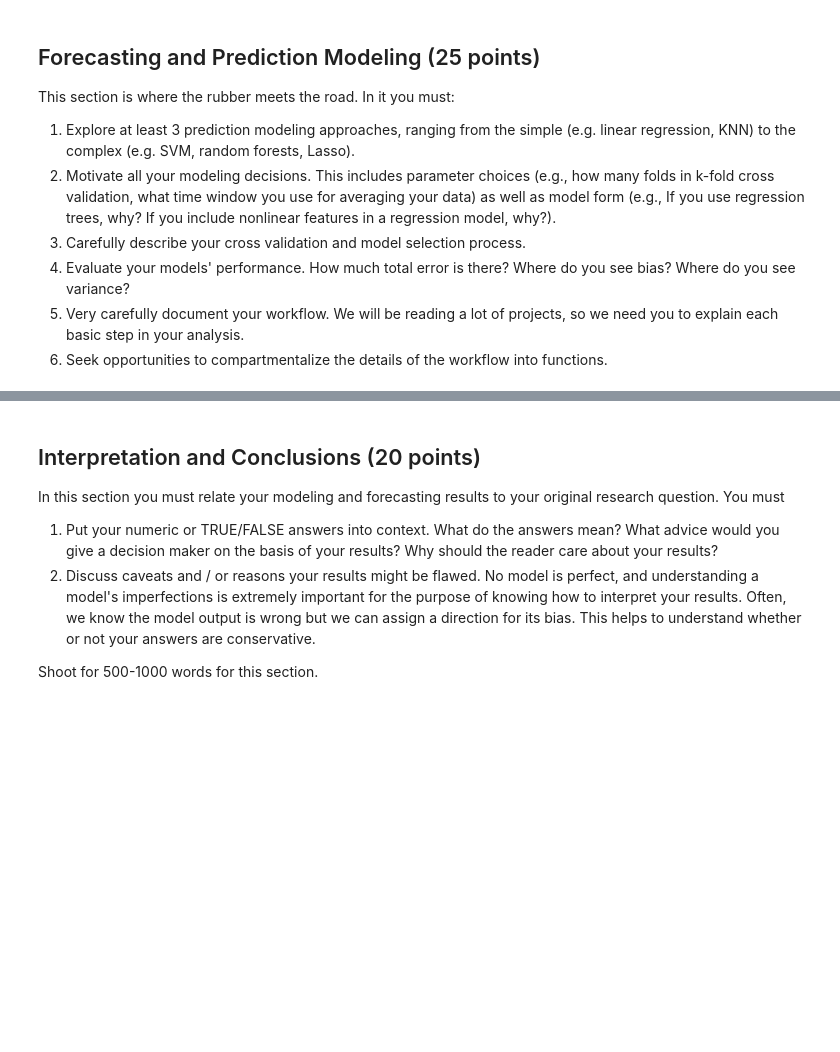
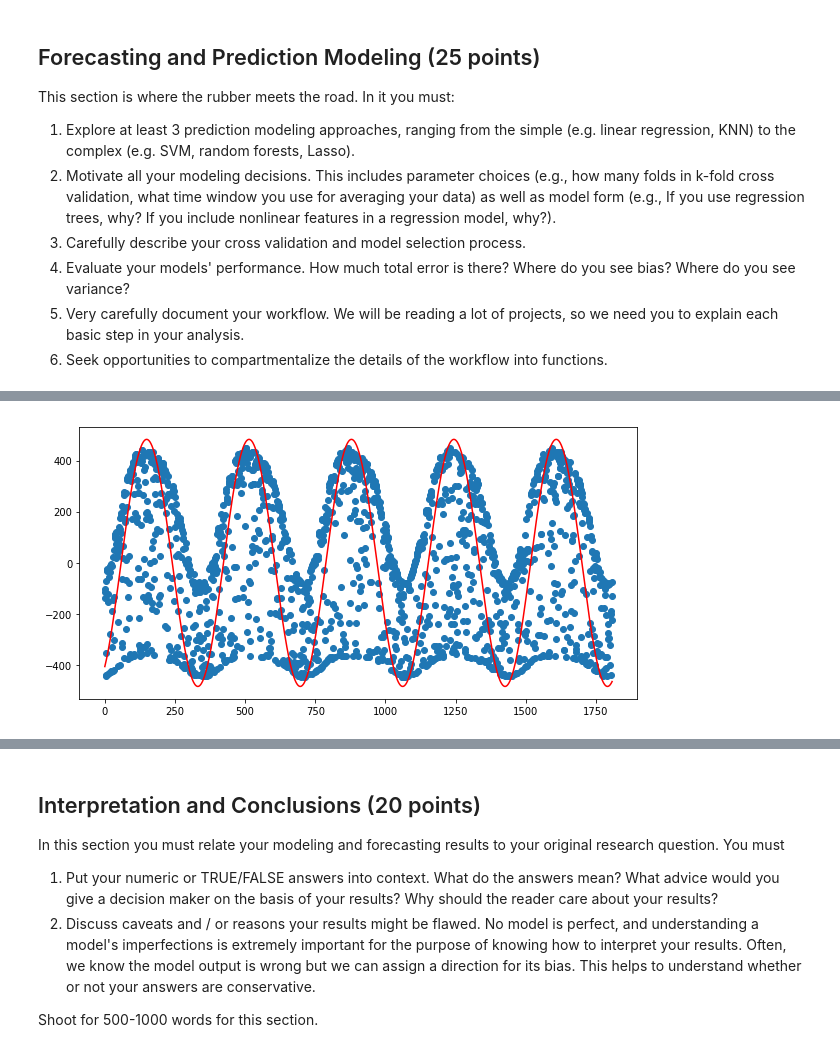
Before and after one commit to jackcsullivan/ER190C_final_proj, a Jupyter notebook: FinalProject.ipynb, the cells around one changed output, grey strips where cells are left out. Drawn from its saved outputs; the diff is of its cells as text; code cells hidden in the pictures; blank space fills up the shorter version.

```diff
--- a/FinalProject.ipynb
+++ b/FinalProject.ipynb
@@ -495,0 +591,22 @@ This section is where the rubber meets the road.  In it you must:
+# %%
+ts = pd.to_datetime(ewr.index)
+day_of_year = [t.dayofyear for t in ts]
+
+ewr['day_of_year'] = day_of_year
+ewr['hour'] = [t.hour for t in ts]
+all_noons = ewr[12::24]
+# %%
+plt.figure(figsize=(10, 5))
+all_noons = ewr[12::24]
+plt.scatter(range(len(all_noons)), all_noons['Glo Mod (Wh/m^2)'] - np.mean(all_noons['Glo Mod (Wh/m^2)']))
+x_axis = np.arange(len(all_noons))
+
+amplitude = np.max(all_noons['Glo Mod (Wh/m^2)']) / 2
+period = 365
+
+
+cosine_funt =  theta_1 * np.cos((x_axis*(2*np.pi)/365) + 10)
+plt.plot(x_axis, cosine_funt, color='red')
+plt.show()
+# %% [output]
+[figure, added]
```
Also changed, not shown: parts of 43 cells of this notebook.
